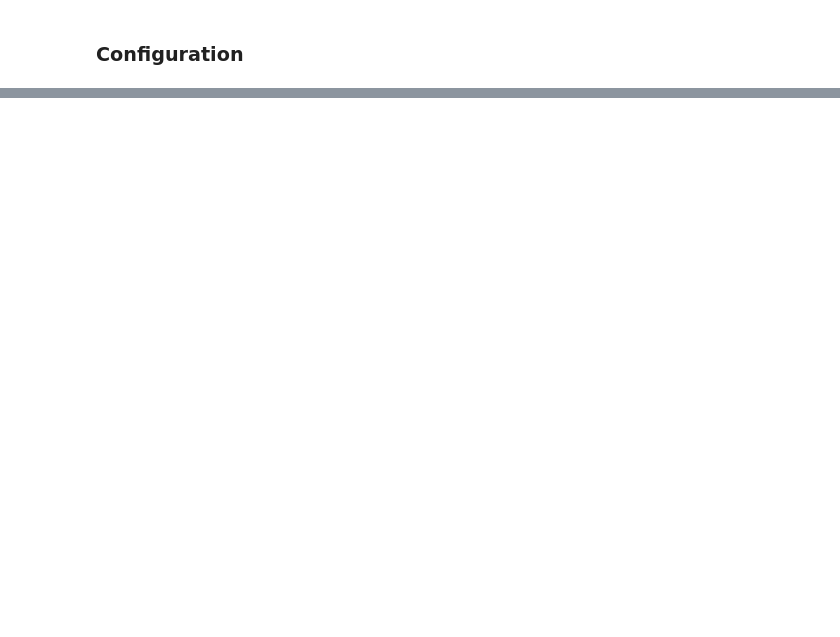
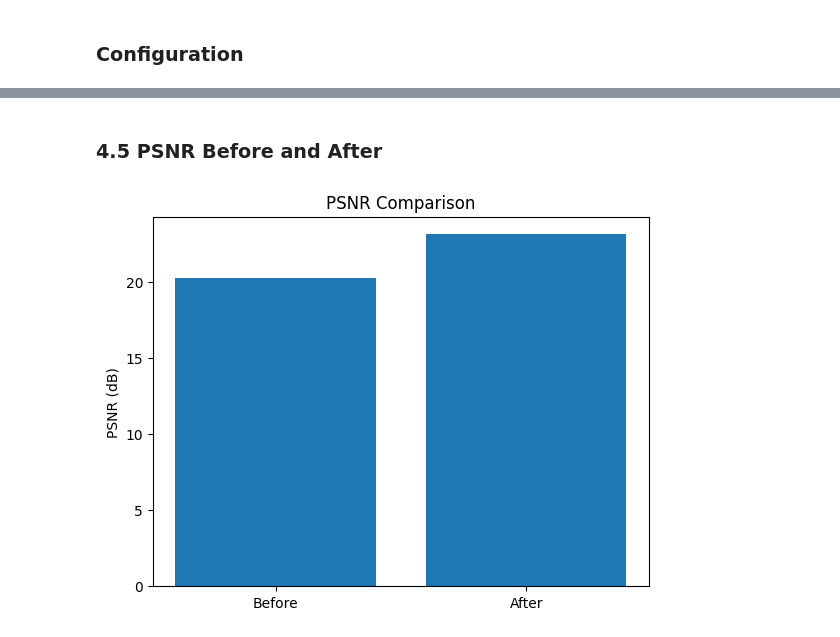
Before and after one commit to gentralg-Gitcoding/fullstack-projects, a Jupyter notebook: capstoneProjects/capstone_12/capstone_12_Deep_Learning_TensorFlow_Keras.ipynb, the cells around one changed output, grey strips where cells are left out. Cells and saved outputs as stored; diff of their text form; code cells hidden in the pictures; blank space fills up the shorter version.

```diff
--- a/capstoneProjects/capstone_12/capstone_12_Deep_Learning_TensorFlow_Keras.ipynb
+++ b/capstoneProjects/capstone_12/capstone_12_Deep_Learning_TensorFlow_Keras.ipynb
@@ -82,0 +189,4 @@ NameError: name 'io' is not defined
+# %%
+# Measure PSNR(Peak Signal-to-Noise Ratio) Metric
+psnr =  tf.image.psnr(X_train, X_train_noisy, max_val=1.0)
+print(f"Average PSNR dB: {tf.reduce_mean(psnr)}")
@@ -82,0 +388,10 @@ NameError: name 'io' is not defined
+# %% [markdown]
+### 4.5 PSNR Before and After
+# %%
+#Plot PSNR before and after bar plot
+plt.bar(['Before', 'After'], [tf.reduce_mean(psnr), tf.reduce_mean(psnr_after)])
+plt.title('PSNR Comparison')
+plt.ylabel('PSNR (dB)')
+plt.show()
+# %% [output]
+[figure, added]
```
Also changed, not shown: parts of 44 cells of this notebook, 3 other files.
